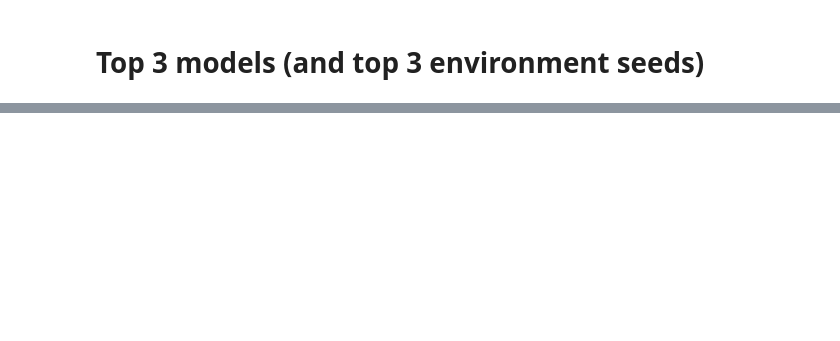
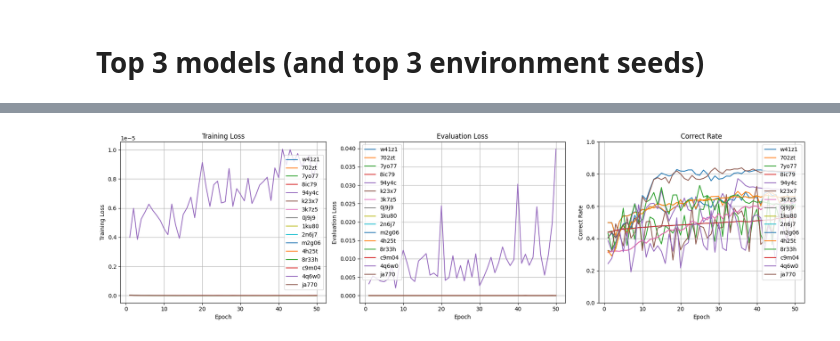
Before and after one commit to Willian-Girao/lunar-transformer-il, a Jupyter notebook: notebooks/1_architecture_quality_viz.ipynb, the cells around one changed output, grey strips where cells are left out. Drawn from its saved outputs; the diff is of its cells as text; code cells hidden in the pictures; blank space fills up the shorter version.

```diff
--- a/notebooks/1_architecture_quality_viz.ipynb
+++ b/notebooks/1_architecture_quality_viz.ipynb
@@ -174,0 +194,4 @@ plt.show()
+# %%
+plot_training_metrics(model_id=list(models))
+# %% [output]
+[figure, added]
```
Also changed, not shown: parts of 8 cells of this notebook, 40 other files.
